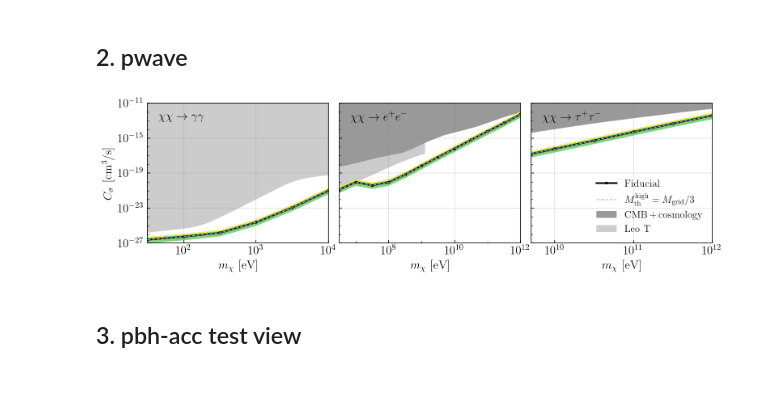
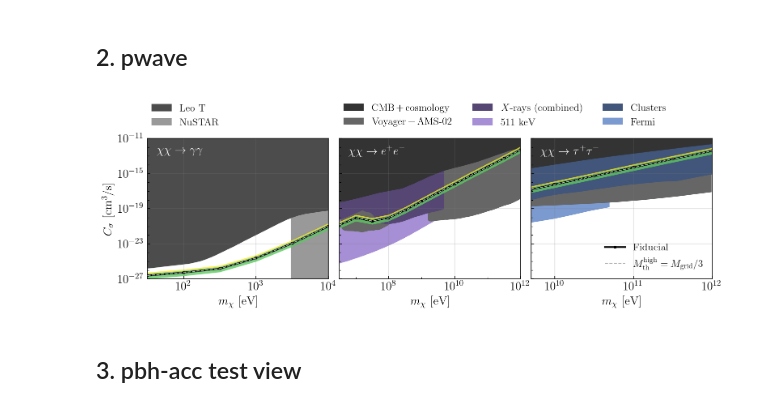
Before and after one commit to yitiansun/DM21cm, a Jupyter notebook: plotting/limits.ipynb, the cells around one changed output. Cells and saved outputs as stored; diff of their text form; code cells hidden in the pictures.

Commit message:
additional limits and astro param debug

```diff
--- a/plotting/limits.ipynb
+++ b/plotting/limits.ipynb
@@ -32,7 +66,7 @@ def plot_limits(ax, channel, label=None, plot_sigma=True, **kwargs):
 ## 1. pbh-hr
 # %%
 plot_names = {
-    'limits' : ['Voyager', 'Comptel', 'INTEGRAL_NEW', 'CMB', 'EGGR', 'BBN'],
+    'limits' : ['Voyager', 'Comptel', 'INTEGRAL_NEW', 'CMB', 'EGGR', 'BBN', '511keV-DeLaTorreLuque2024'],
     'edges_limits' : ['EDGESevap-Mittal2021', 'EDGESevap-Clark2018', 'EDGESevap-Saha2021'],
     'forecasts' : ['amego'],
     'extras' : ['EGRB', 'LeoTevap', '511keV', 'INTEGRAL', 'SuperK'],
@@ -153,12 +169,12 @@ if edges:
     ax.legend([handles[idx] for idx in order], [handle_labels[idx] for idx in order], loc='lower right', frameon=False, fontsize=10)
 else:
     i1_s = [0, 1]
-    i2_s = [7, 5, 2, 4, 3, 6]
+    i2_s = [7, 5, 2, 4, 3, 6, 8]
     hl1 = [handles[i] for i in i1_s], [handle_labels[i] for i in i1_s]
     hl2 = [handles[i] for i in i2_s], [handle_labels[i] for i in i2_s]
     # hl3 = [handles[i] for i in i3_s], [handle_labels[i] for i in i3_s]
-    ax.add_artist(ax.legend(*hl1, loc=(0.45, 0.05), frameon=False))
-    ax.add_artist(ax.legend(*hl2, loc=(0.72, 0.05), frameon=False))
+    ax.add_artist(ax.legend(*hl1, loc=(0.45, 0.035), frameon=False))
+    ax.add_artist(ax.legend(*hl2, loc=(0.72, 0.035), frameon=False))
     # ax.add_artist(ax.legend(*hl3, loc=(0.7, 0.1), frameon=False))
 
 grams_to_solmass = lambda x: (x * u.g).to(u.solMass).value
@@ -267,57 +372,63 @@ import matplotlib.ticker as mticker
 fig, axs = plt.subplots(1, 3, figsize=(12, 3), sharey=True)
 
 limit_tags = ['pwave-phot-250909', 'pwave-elec-250909', 'pwave-tau-250909']
 cmp_limit_tags = ['pwave-phot-mc1e11-250909', 'pwave-elec-mc1e11-250909', 'pwave-tau-mc1e11-250909']
 texts = [r'$\chi\chi\rightarrow ' + s + '$' for s in [r'\gamma\gamma', r'e^+e^-', r'\tau^+\tau^-']]
+text_colors = ['w', 'w', 'w']
 xlims = [[3.162277660168379612e+01, 1e4], [3.162277660168379545e+06, 1e12], [5.011872336272714615e+09, 1e12]]
 
+line_legend_i = 2
 for i, ax in enumerate(axs):
-    plot_limits(ax, limit_tags[i], lw=2, label=('Fiducial' if i == 2 else None))
+    plot_limits(ax, limit_tags[i], lw=2, label=('Fiducial' if i == line_legend_i else None))
     plot_limits(ax, cmp_limit_tags[i], plot_sigma=False, color=cms['binary'](0.3), ls='--', marker='', zorder=10,
-                label=(r'$M_\mathrm{th}^\mathrm{high}=M_\mathrm{grid}/3$' if i == 2 else None))
+                label=(r'$M_\mathrm{th}^\mathrm{high}=M_\mathrm{grid}/3$' if i == line_legend_i else None))
     ax.set(xscale='log', yscale='log')
     ax.set(xlabel=r'$m_\chi$ [eV]', xlim=xlims[i])
-    ax.text(0.06, 0.94, texts[i], transform=ax.transAxes, fontsize=14, ha='left', va='top')
+    ax.text(0.05, 0.95, texts[i], transform=ax.transAxes, fontsize=14, ha='left', va='top', color=text_colors[i])
     ax.grid(color='0.5', alpha=0.2, linewidth=1, linestyle='-', zorder=-20)
 
-plot_LeoT_phph(axs[0], label='')
-plot_Diamenti_ee(axs[1], label='')
-plot_LeoT_ee(axs[1], zorder=-15, label='')
-plot_Diamenti_tautau(axs[2])
-plot_fake_LeoT(axs[2])
+plot_phph_LeoT(axs[0], zorder=0)
+plot_phph_NuSTAR(axs[0], zorder=-1)
 
-# axs[0].legend(frameon=False, loc='upper right')
-# axs[1].legend(frameon=False, loc='lower right')
+
+plot_ee_CMBcosmo(axs[1], zorder=0)
+plot_ee_xrays(axs[1], zorder=-2)
+plot_ee_VoyagerAMS(axs[1], zorder=-3)
+plot_ee_511keV(axs[1], zorder=-4)
+plot_fake_Fermi(axs[1])
+plot_fake_cluster(axs[1])
+
+
+plot_tautau_CMBcosmo(axs[2], zorder=0, label='')
+plot_tautau_clusters(axs[2], zorder=-1, label='')
+plot_tautau_VoyagerAMS(axs[2], zorder=-2, label='')
+plot_tautau_Fermi(axs[2], zorder=-3, label='')
+
+
+axs[0].legend(frameon=False, loc=(0., 1.05))
+# axs[1].legend(frameon=False, loc=(0., 1.05), ncol=3)
+handles, handle_labels = axs[1].get_legend_handles_labels()
+order = [0, 2, 1, 3, 5, 4]
+axs[1].legend([handles[idx] for idx in order],
+          [handle_labels[idx] for idx in order],
+          loc=(0., 1.05), ncol=3, frameon=False)
 axs[2].legend(frameon=False, loc='lower right')
 
 
 axs[0].set(ylim=(1e-27, 1e-11))
 axs[0].set(ylabel=r'$C_\sigma$ [cm$^3$/s]')
 
 axs[0].xaxis.set_minor_locator(plt.NullLocator())
 axs[2].xaxis.set_minor_locator(plt.NullLocator())
-
 axs[0].set_yticks(np.logspace(-27, -11, 17), minor = True)
 axs[0].set_yticklabels([], minor = True)
-
 axs[1].set_xticks(np.logspace(7, 11, 5), minor = True)
 axs[1].set_xticklabels([], minor = True)
 
-# # Major ticks every 4 decades
-# major_locator = mticker.LogLocator(base=10.0, subs=[1.0], numticks=10)
-# # Minor ticks every single decade
-# minor_locator = mticker.LogLocator(base=10.0, subs=[1.0], numticks=100)
-
-# for ax in axs:
-#     ax.set(yscale='log')
-#     ax.yaxis.set_major_locator(major_locator)
-#     ax.yaxis.set_minor_locator(minor_locator)
-#     ax.yaxis.set_minor_formatter(mticker.NullFormatter())  # hide labels on minors
-
 fig.subplots_adjust(wspace=0.06)
 fig.savefig('paper2/pwave-limits.pdf', bbox_inches='tight')
 # %% [output]
-[figure, old version]
+[figure, new version]
 # %% [markdown]
 ## 3. pbh-acc test view
 # %%
```
Also changed, not shown: parts of 8 cells of this notebook, 28 other files.
